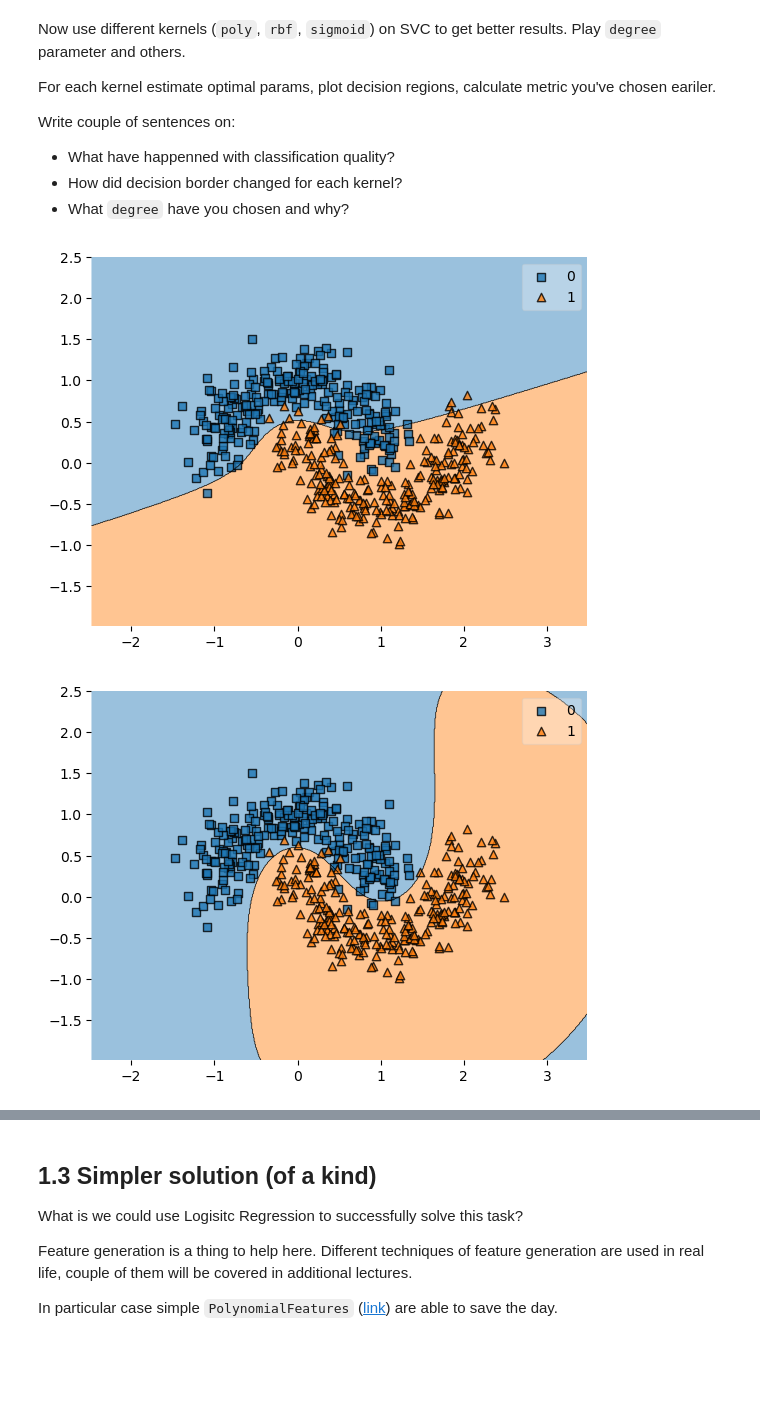
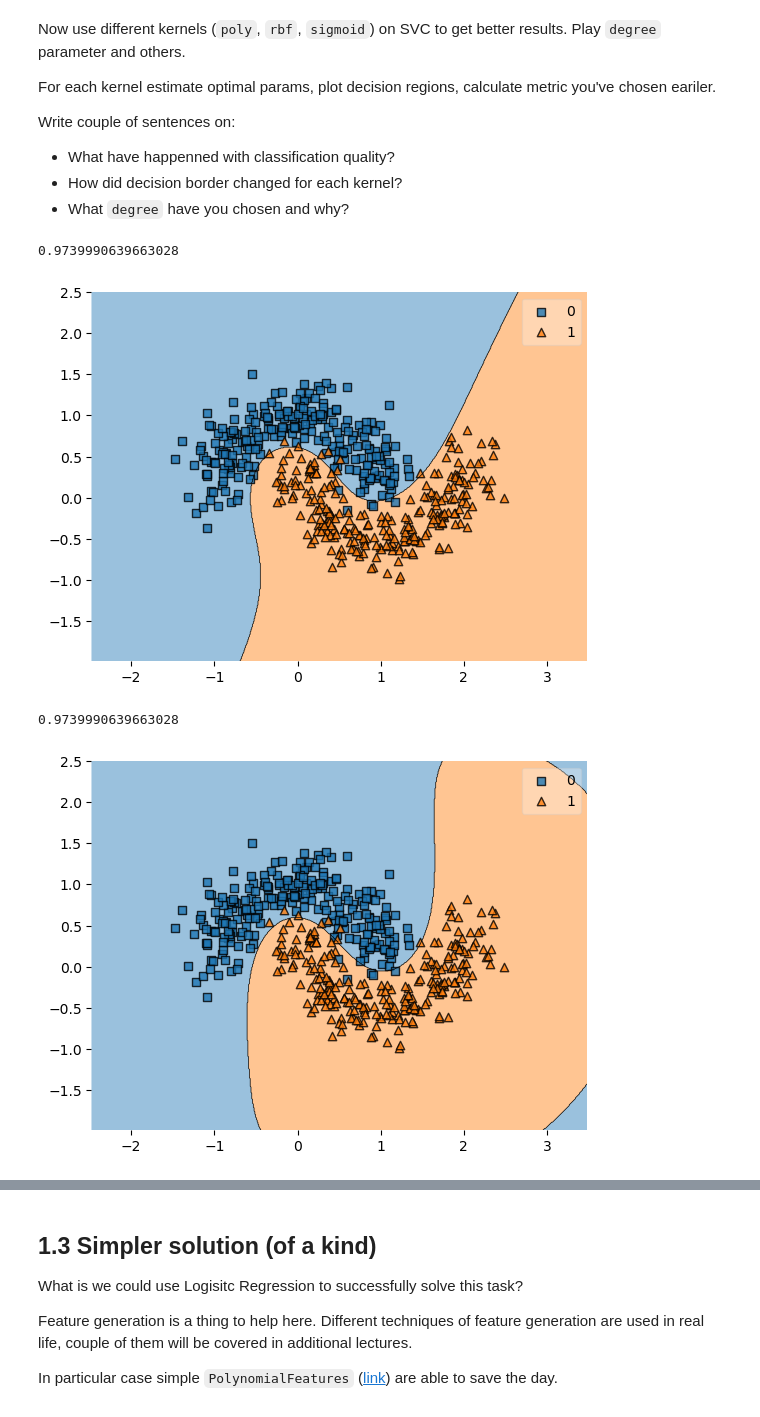
Before and after one commit to Sasha-VAV/ML, a Jupyter notebook: Courses/MIPT_ML_1_Term/Module6/Lab1_part3_SVM.ipynb, the cells around one changed output, grey strips where cells are left out. Saved outputs shown, nothing was run; the diff lists cells and outputs as text; code cells hidden in the pictures; blank space fills up the shorter version.

```diff
--- a/Courses/MIPT_ML_1_Term/Module6/Lab1_part3_SVM.ipynb
+++ b/Courses/MIPT_ML_1_Term/Module6/Lab1_part3_SVM.ipynb
@@ -70,6 +70,9 @@ lr = LogisticRegression(C=1) # add some params
 svm = SVC(C=1, kernel='linear') # here too
 ### YOUR CODE HERE
 # %%
+from sklearn.metrics import f1_score
+
+
 def plot_decisions(estimator, X=None, y=None):
     if X is None:
         X = moons_points
@@ -77,6 +80,8 @@ def plot_decisions(estimator, X=None, y=None):
     estimator.fit(X, y)
     #plt.scatter(moons_points[:, 0], moons_points[:, 1], c=moons_labels)
     plot_decision_regions(X, y, estimator)
+    y_pred = estimator.predict(X)
+    print(f1_score(y, y_pred, average='macro'))
 
 plot_decisions(lr)
 plot_decisions(svm)
@@ -96,16 +103,18 @@ Write couple of sentences on:
 * What `degree` have you chosen and why?
 # %%
 ### YOUR CODE HERE
-svm = SVC(C=1, kernel='poly', degree=3)
+svm = SVC(C=1, kernel='poly', degree=3, coef0=0.2)
 plot_decisions(svm)
 plt.show()
 # %% [output]
+0.9739990639663028
-[figure, old version]
+[figure, new version]
 # %%
 svm = SVC(C=1, kernel='rbf')
 plot_decisions(svm)
 plt.show()
 # %% [output]
+0.9739990639663028
 [figure]
 # %%
 svm = SVC(C=10, kernel='sigmoid')
```
Also changed, not shown: parts of 8 cells of this notebook, 3 other files.
